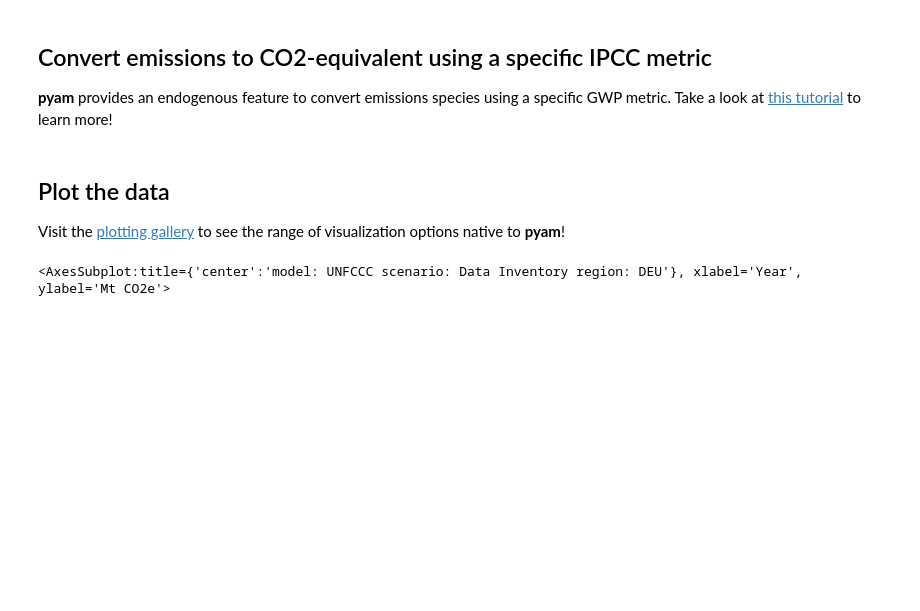
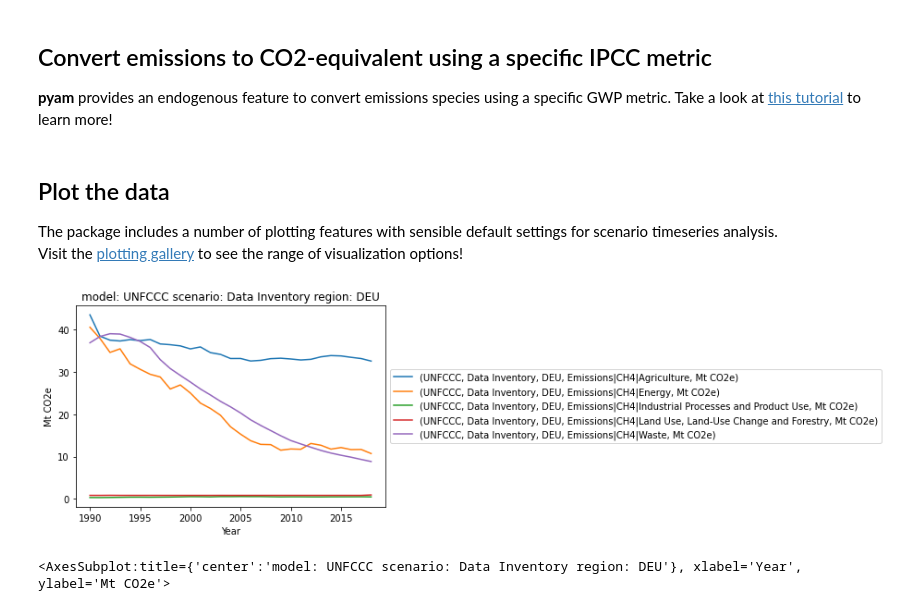
Before and after one commit to IAMconsortium/pyam, a Jupyter notebook: doc/source/tutorials/unfccc.ipynb, the cells around one changed output. Saved outputs shown, nothing was run; the diff lists cells and outputs as text; code cells hidden in the pictures; blank space fills up the shorter version.

```diff
--- a/doc/source/tutorials/unfccc.ipynb
+++ b/doc/source/tutorials/unfccc.ipynb
@@ -53,8 +51,13 @@ df.convert_unit('kt CH4', 'Mt CO2e', context='AR4GWP100', inplace=True)
 # %% [markdown]
 ## Plot the data
 
+The package includes a number of plotting features with sensible default settings for scenario timeseries analysis.
 Visit the [plotting gallery](https://pyam-iamc.readthedocs.io/en/stable/gallery/index.html)
-to see the range of visualization options native to **pyam**!
+to see the range of visualization options!
+# %%
+df.plot(legend={'loc': 'outside right'})
+# %% [output]
+[figure, added]
 # %%
 df.plot.stack()
 # %% [output]
```
Also changed, not shown: parts of 1 cell of this notebook.
